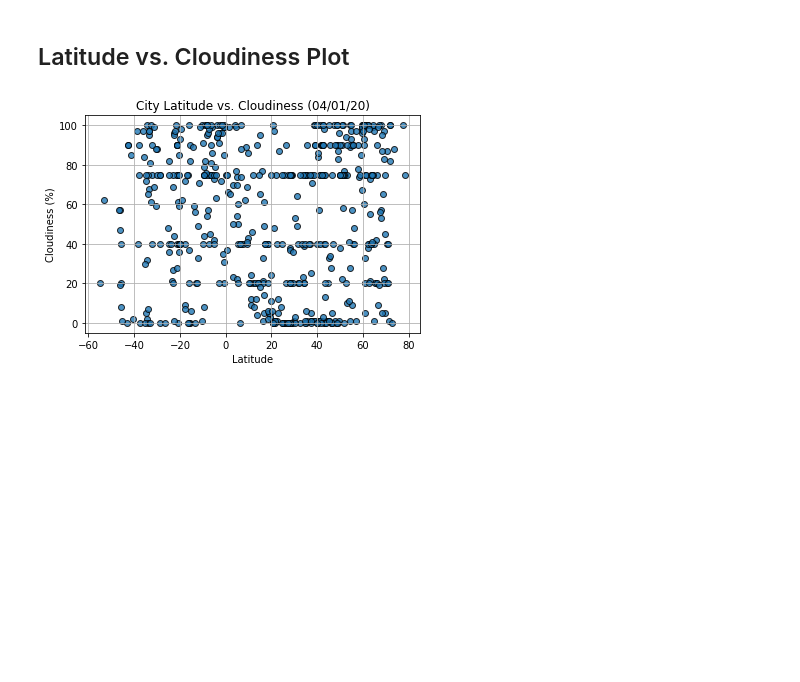
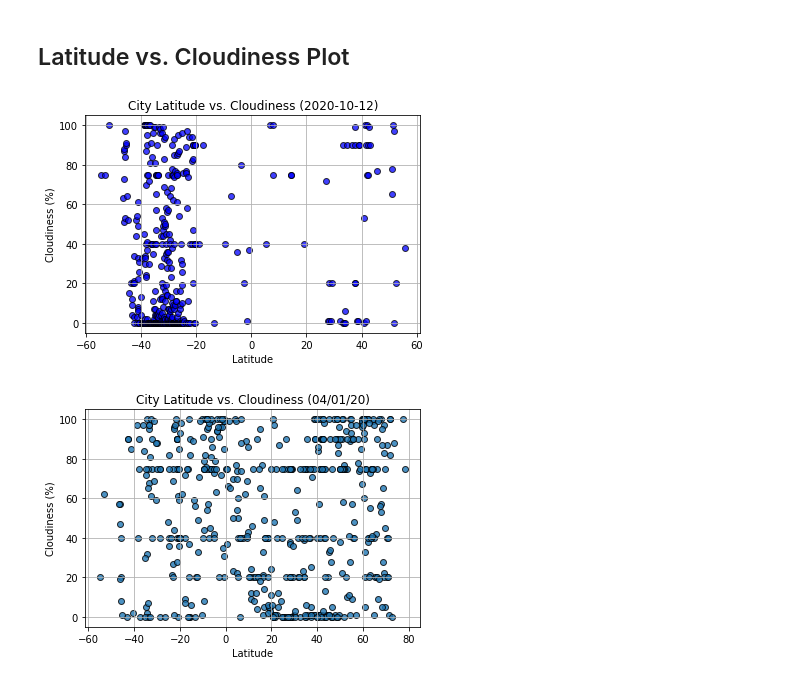
Before and after one commit to RebelDroid09/api-challenge, a Jupyter notebook: WeatherPy/WeatherPy.ipynb, the cells around one changed output. Cells and saved outputs as stored; diff of their text form; code cells hidden in the pictures; blank space fills up the shorter version.

```diff
--- a/WeatherPy/WeatherPy.ipynb
+++ b/WeatherPy/WeatherPy.ipynb
@@ -209,12 +239,15 @@ plt.show()
 # %% [markdown]
 ## Latitude vs. Cloudiness Plot
 # %%
-plt.scatter(newCheckedHumidityList['Lat'], newCheckedHumidityList['Cloudiness'], marker="o", facecolors="blue", edgecolors="black",
-            s=x_axis, alpha=0.75)
+plt.scatter(sortedHumidityData['Lat'], sortedHumidityData['Cloudiness'], marker="o", facecolors="blue", edgecolors="black",
+            alpha=0.75)
 plt.title("City Latitude vs. Cloudiness (" + datetime.today().strftime('%Y-%m-%d') + ')')
-plt.xlabel("Cloudiness (%)")
-plt.ylabel("Latitude")
+plt.ylabel("Cloudiness (%)")
+plt.xlabel("Latitude")
+plt.grid()
 plt.show()
+# %% [output]
+[figure, added]
 # %%
 # %% [output]
 [figure]
```
Also changed, not shown: parts of 9 cells of this notebook.
